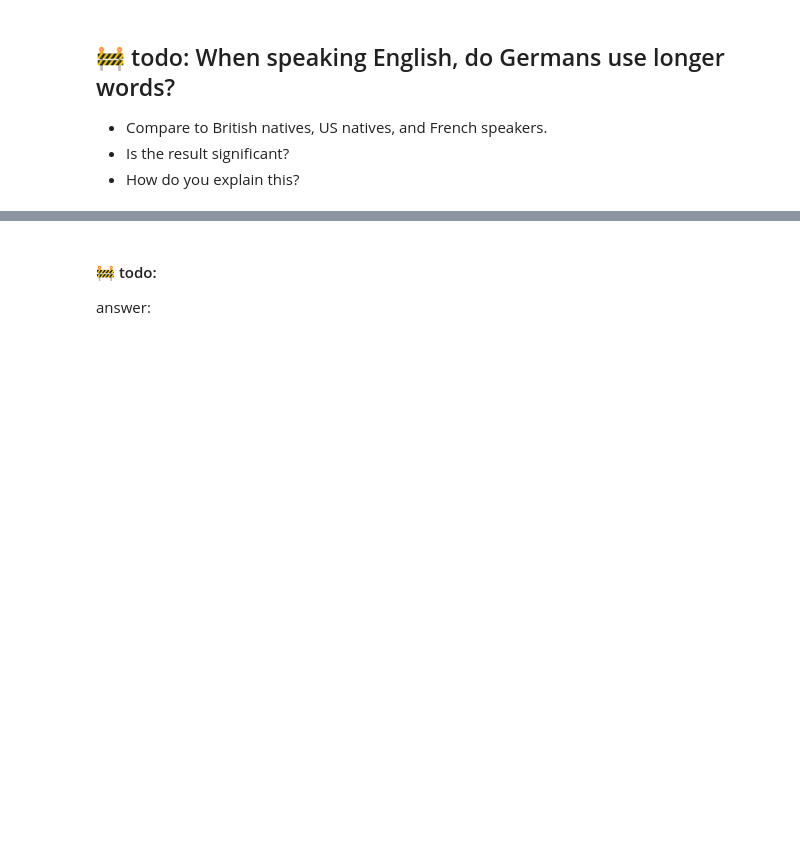
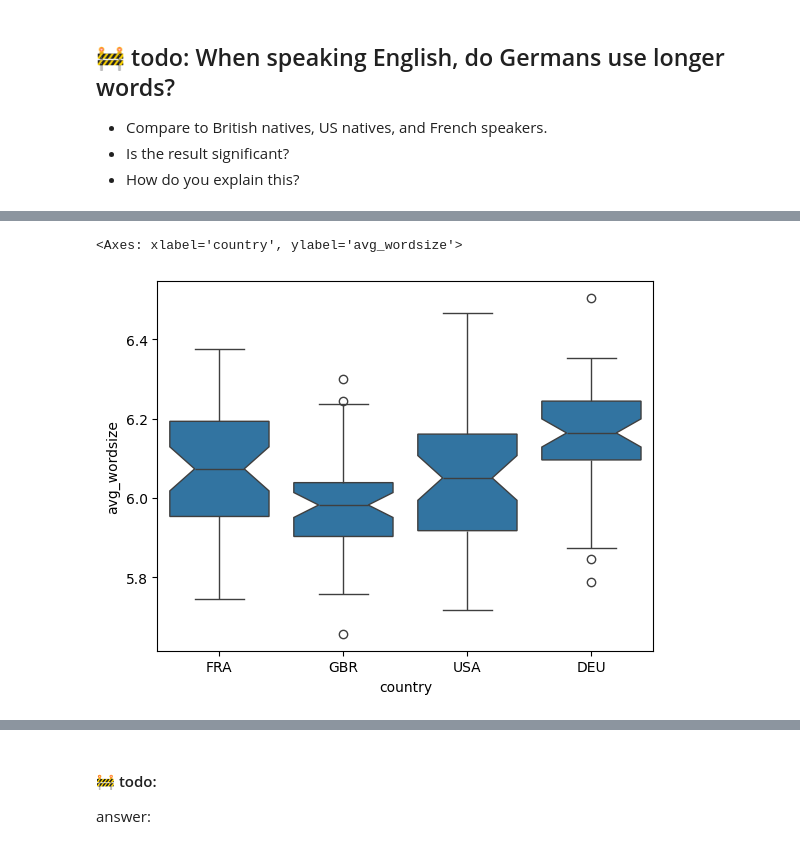
Before and after one commit to Coperr/information-retrieval, a Jupyter notebook: notebook1.ipynb, the cells around one changed output, grey strips where cells are left out. Cells and saved outputs as stored; diff of their text form; code cells hidden in the pictures; blank space fills up the shorter version.

```diff
--- a/notebook1.ipynb
+++ b/notebook1.ipynb
@@ -445,4 +447,4 @@ sns.catplot(data=df[where], x="country", y="nb_words", kind='box', notch= True)
 - How do you explain this?
 # %%
 # 🚧 todo:
-df['avg_wordsize'] = ...
+df['avg_wordsize'] = df['nb_chars'] / df['nb_words']
@@ -451,0 +453,7 @@ where = df['country'].isin...
+# %%
+# 🚧 todo:
+where = df['country'].isin(['USA', 'GBR', 'FRA', 'DEU'])
+sns.boxplot(data=df[where], x="country", y="avg_wordsize", notch=True)
+# %% [output]
+<Axes: xlabel='country', ylabel='avg_wordsize'>
+[figure, added]
```
Also changed, not shown: parts of 34 cells of this notebook.
